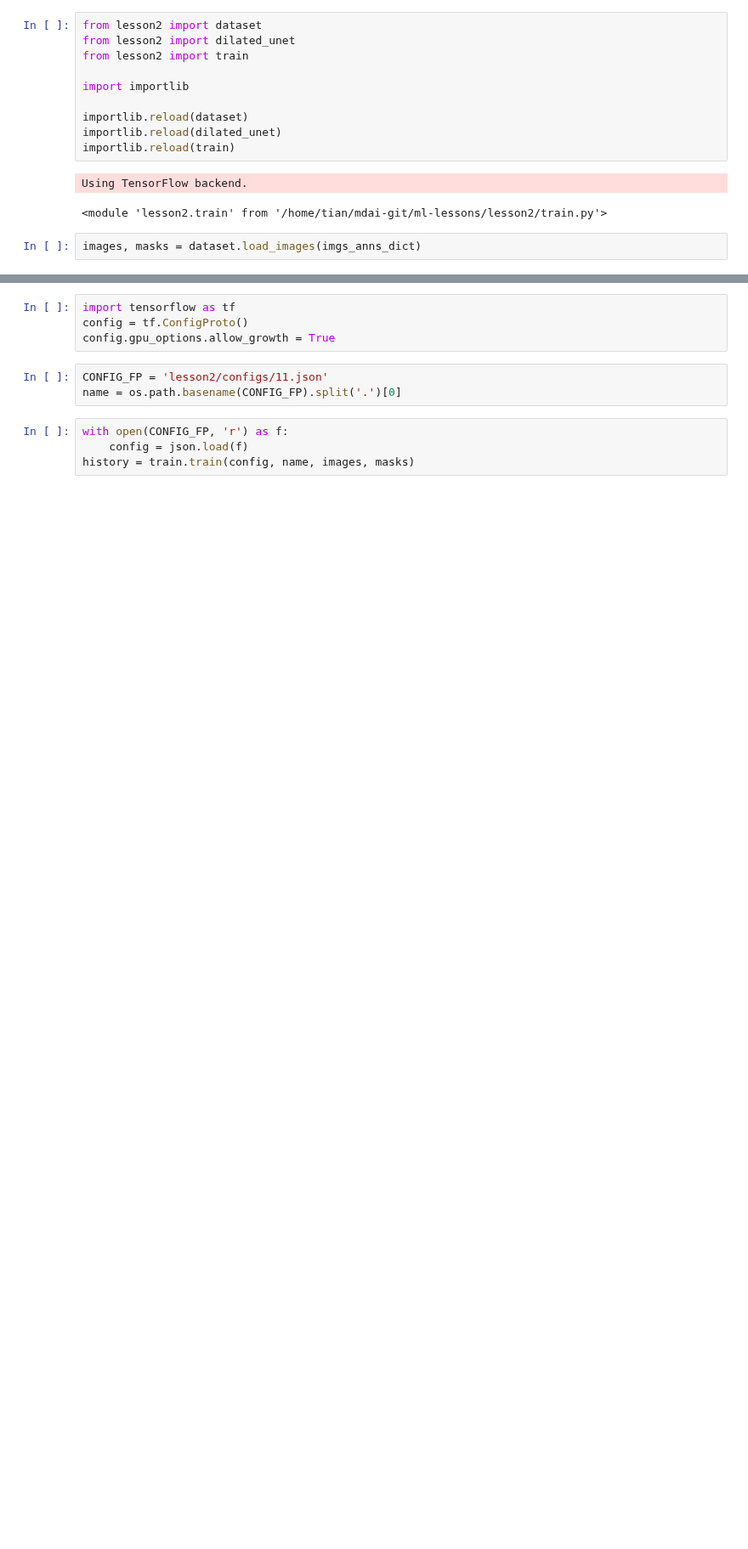
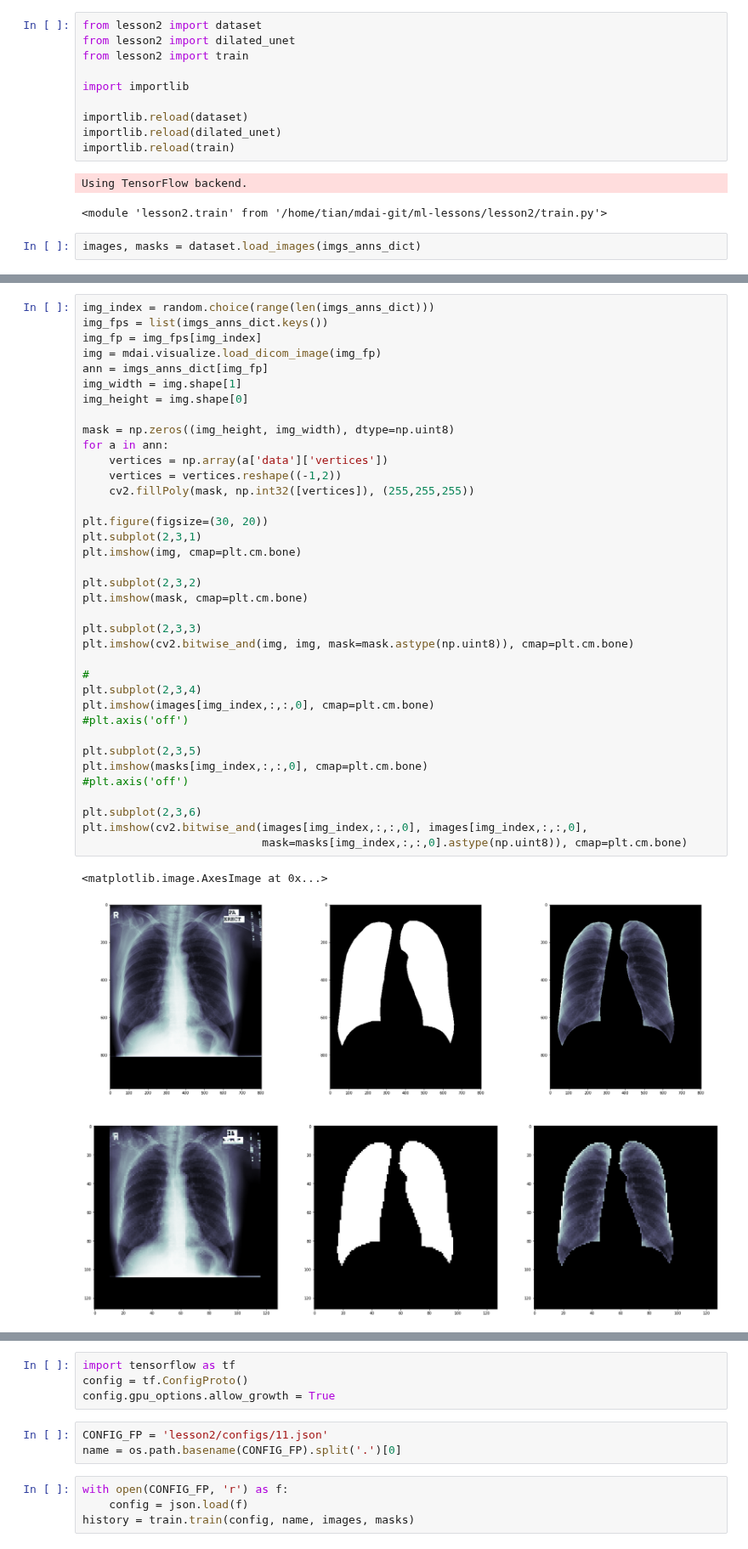
Before and after one commit to mdai/ml-lessons, a Jupyter notebook: lesson2-lung-xrays-segmentation.ipynb, the cells around one changed output, grey strips where cells are left out. Shown at 85% size. Saved outputs shown, nothing was run; the diff lists cells and outputs as text; blank space fills up the shorter version.

```diff
--- a/lesson2-lung-xrays-segmentation.ipynb
+++ b/lesson2-lung-xrays-segmentation.ipynb
@@ -158,0 +144,40 @@ plt.axis('off')
+# %%
+img_index = random.choice(range(len(imgs_anns_dict)))
+img_fps = list(imgs_anns_dict.keys())
+img_fp = img_fps[img_index]
+img = mdai.visualize.load_dicom_image(img_fp)
+ann = imgs_anns_dict[img_fp]
+img_width = img.shape[1]
+img_height = img.shape[0]
+
+mask = np.zeros((img_height, img_width), dtype=np.uint8)
+for a in ann:
+    vertices = np.array(a['data']['vertices'])
+    vertices = vertices.reshape((-1,2))
+    cv2.fillPoly(mask, np.int32([vertices]), (255,255,255))
+
+plt.figure(figsize=(30, 20))
+plt.subplot(2,3,1)
+plt.imshow(img, cmap=plt.cm.bone)
+
+plt.subplot(2,3,2)
+plt.imshow(mask, cmap=plt.cm.bone)
+
+plt.subplot(2,3,3)
+plt.imshow(cv2.bitwise_and(img, img, mask=mask.astype(np.uint8)), cmap=plt.cm.bone)
+
+#
+plt.subplot(2,3,4)
+plt.imshow(images[img_index,:,:,0], cmap=plt.cm.bone)
+#plt.axis('off')
+
+plt.subplot(2,3,5)
+plt.imshow(masks[img_index,:,:,0], cmap=plt.cm.bone)
+#plt.axis('off')
+
+plt.subplot(2,3,6)
+plt.imshow(cv2.bitwise_and(images[img_index,:,:,0], images[img_index,:,:,0],
+                           mask=masks[img_index,:,:,0].astype(np.uint8)), cmap=plt.cm.bone)
+# %% [output]
+<matplotlib.image.AxesImage at 0x...>
+[figure, added]
```
Also changed, not shown: parts of 12 cells of this notebook, 1 other file.
